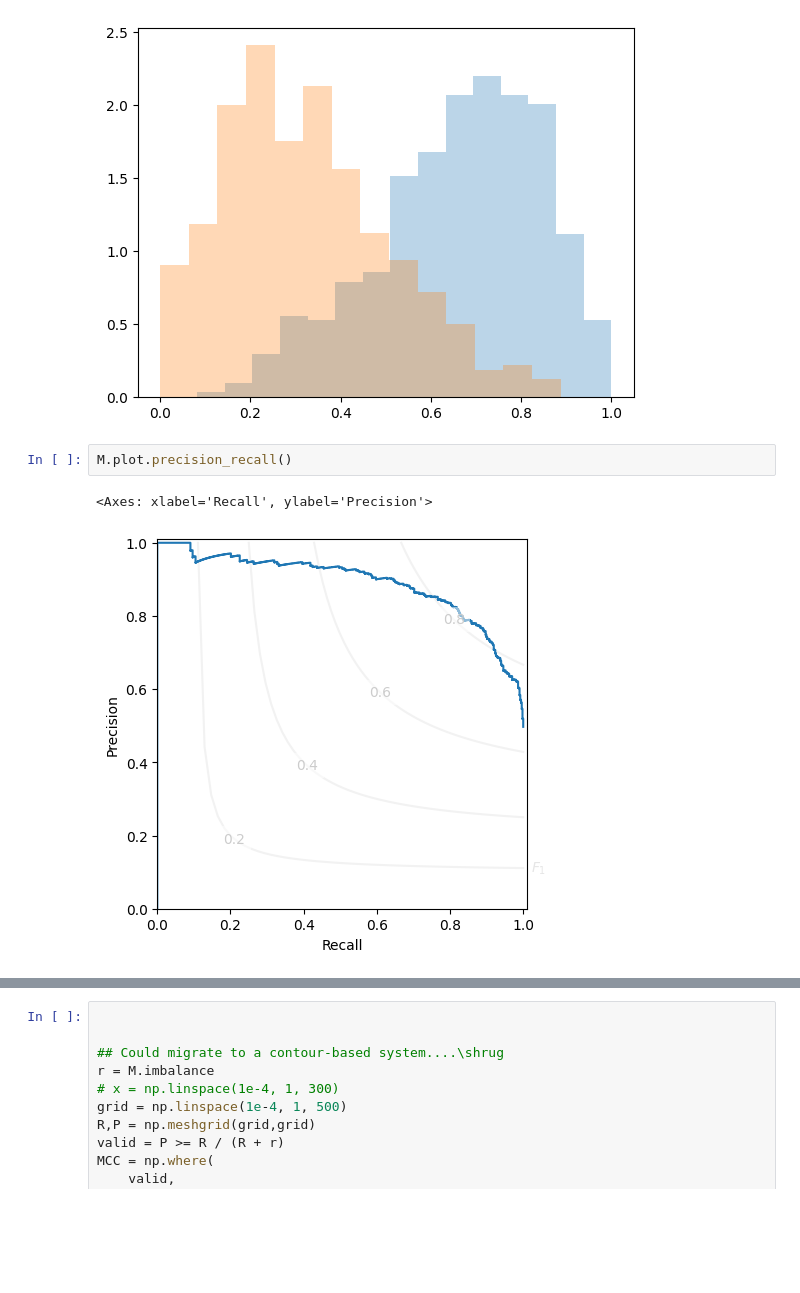
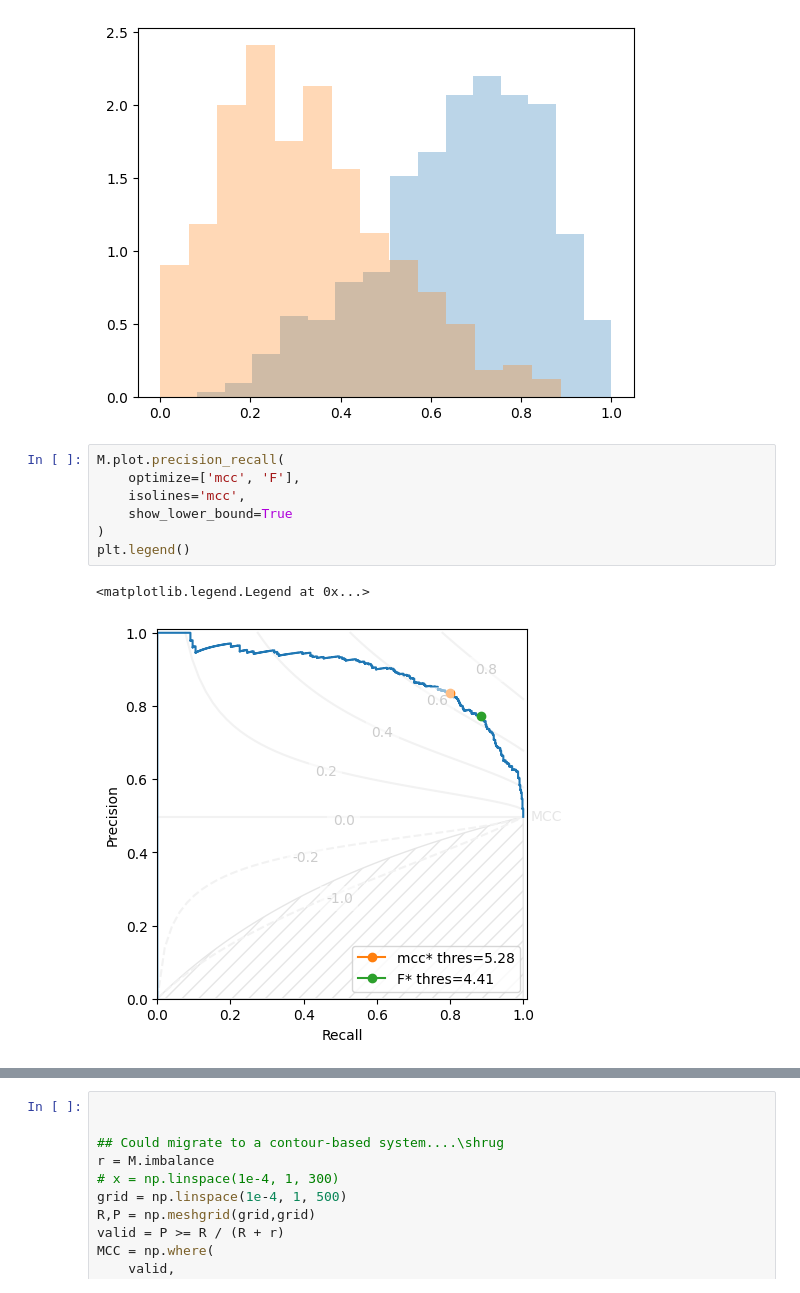
Before and after one commit to rtbs-dev/Contingency, a Jupyter notebook: examples/roc_prgain.ipynb, the cells around one changed output, grey strips where cells are left out. Saved outputs shown, nothing was run; the diff lists cells and outputs as text; blank space fills up the shorter version.

```diff
--- a/examples/roc_prgain.ipynb
+++ b/examples/roc_prgain.ipynb
@@ -113,8 +113,13 @@ np.diff(M.y_pred, axis=0).sum(axis=1)
 array([0, 1, 1, ..., 1, 1, 1], shape=(1001,))
 [figure]
 # %%
-M.plot.precision_recall()
+M.plot.precision_recall(
+    optimize=['mcc', 'F'],
+    isolines='mcc',
+    show_lower_bound=True
+)
+plt.legend()
 # %% [output]
-<Axes: xlabel='Recall', ylabel='Precision'>
+<matplotlib.legend.Legend at 0x...>
-[figure, old version]
+[figure, new version]
 # %%
```
Also changed, not shown: parts of 1 cell of this notebook, 1 other file.
